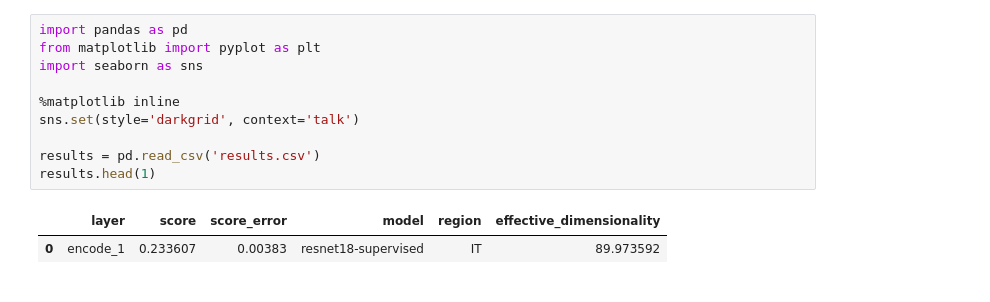
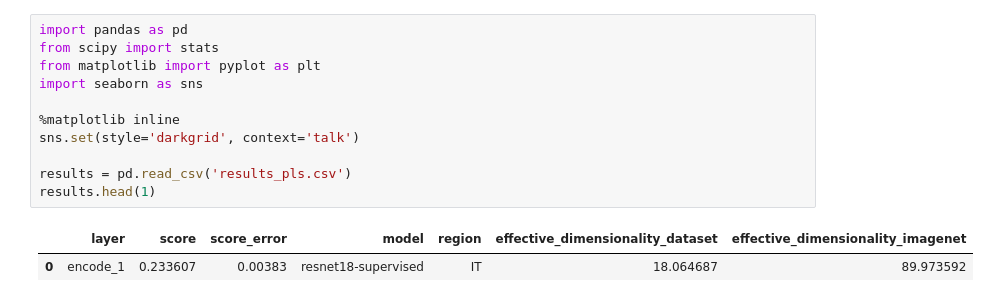
Before and after one commit to EricElmoznino/encoder_dimensionality, a Jupyter notebook: visualization.ipynb, the cells around one changed output. Drawn from its saved outputs; the diff is of its cells as text.

```diff
--- a/visualization.ipynb
+++ b/visualization.ipynb
@@ -1,16 +1,17 @@
 # %%
 import pandas as pd
+from scipy import stats
 from matplotlib import pyplot as plt
 import seaborn as sns
 
 %matplotlib inline
 sns.set(style='darkgrid', context='talk')
 
-results = pd.read_csv('results.csv')
+results = pd.read_csv('results_pls.csv')
 results.head(1)
 # %% [output]
-|  | layer | score | score_error | model | region | effective_dimensionality |
-| 0 | encode_1 | 0.233607 | 0.00383 | resnet18-supervised | IT | 89.973592 |
+|  | layer | score | score_error | model | region | effective_dimensionality_dataset | effective_dimensionality_imagenet |
+| 0 | encode_1 | 0.233607 | 0.00383 | resnet18-supervised | IT | 18.064687 | 89.973592 |
 # %%
 fig, axs = plt.subplots(1, 2, figsize=(22, 8))
 
```
Also changed, not shown: parts of 2 cells of this notebook, 2 other files.
